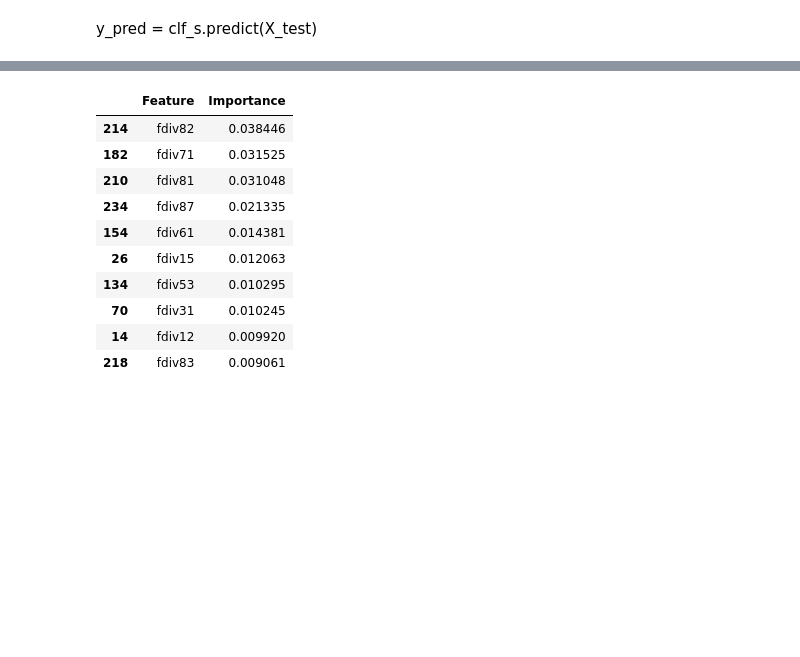
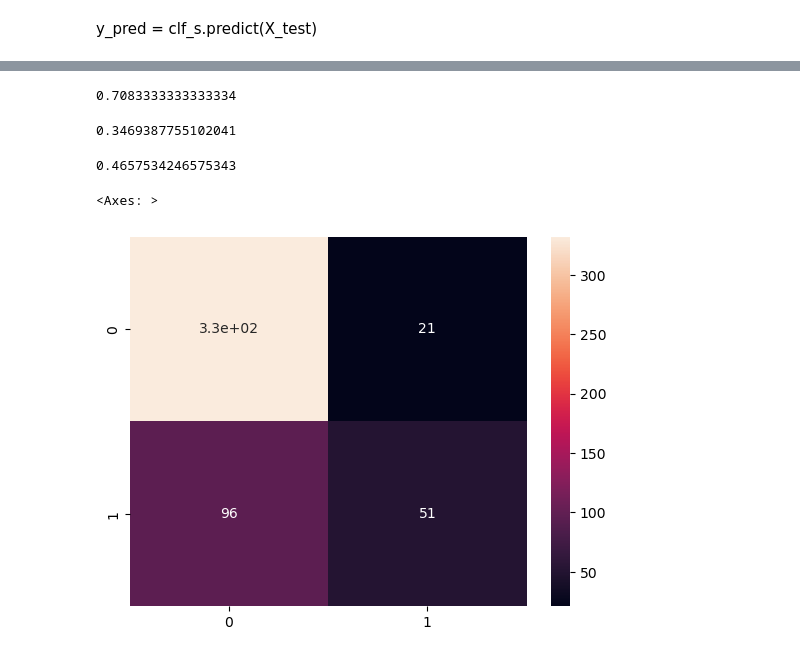
Before and after one commit to AVPankov0/WB_Task2, a Jupyter notebook: WB_Task2_Pankov.ipynb, the cells around one changed output, grey strips where cells are left out. Cells and saved outputs as stored; diff of their text form; code cells hidden in the pictures; blank space fills up the shorter version.

```diff
--- a/WB_Task2_Pankov.ipynb
+++ b/WB_Task2_Pankov.ipynb
@@ -244 +255,24 @@ sns.heatmap(pd.DataFrame(cf_mx_s), annot=True)
+# %%
+cbcl = pickle.load(open('CatBoost.sav', 'rb'))
+# %%
+y_pred = cbcl.predict(X_test)
+# %%
+precision_score(y_test, y_pred)
+# %% [output]
+0.7083333333333334
+# %%
+recall_score(y_test, y_pred)
+# %% [output]
+0.3469387755102041
+# %%
+f1_score(y_test, y_pred)
+# %% [output]
+0.4657534246575343
+# %%
+cf_mx_cb = confusion_matrix(y_test, y_pred)
+# %%
+sns.heatmap(pd.DataFrame(cf_mx_cb), annot=True)
+# %% [output]
+<Axes: >
+[figure, added]
 # %%
@@ -248,14 +281,0 @@ feat_imp.sort_values(by='Importance', inplace=True, ascending=False)
-# %%
-feat_imp.head(10)
-# %% [output]
-|  | Feature | Importance |
-| 214 | fdiv82 | 0.038446 |
-| 182 | fdiv71 | 0.031525 |
-| 210 | fdiv81 | 0.031048 |
-| 234 | fdiv87 | 0.021335 |
-| 154 | fdiv61 | 0.014381 |
-| 26 | fdiv15 | 0.012063 |
-| 134 | fdiv53 | 0.010295 |
-| 70 | fdiv31 | 0.010245 |
-| 14 | fdiv12 | 0.009920 |
-| 218 | fdiv83 | 0.009061 |
```
Also changed, not shown: parts of 21 cells of this notebook.
